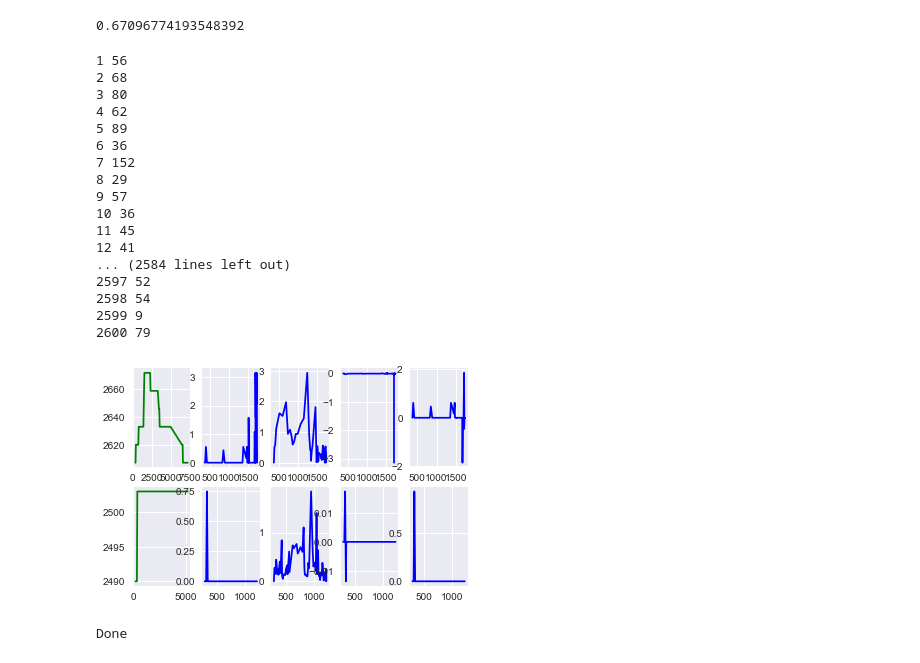
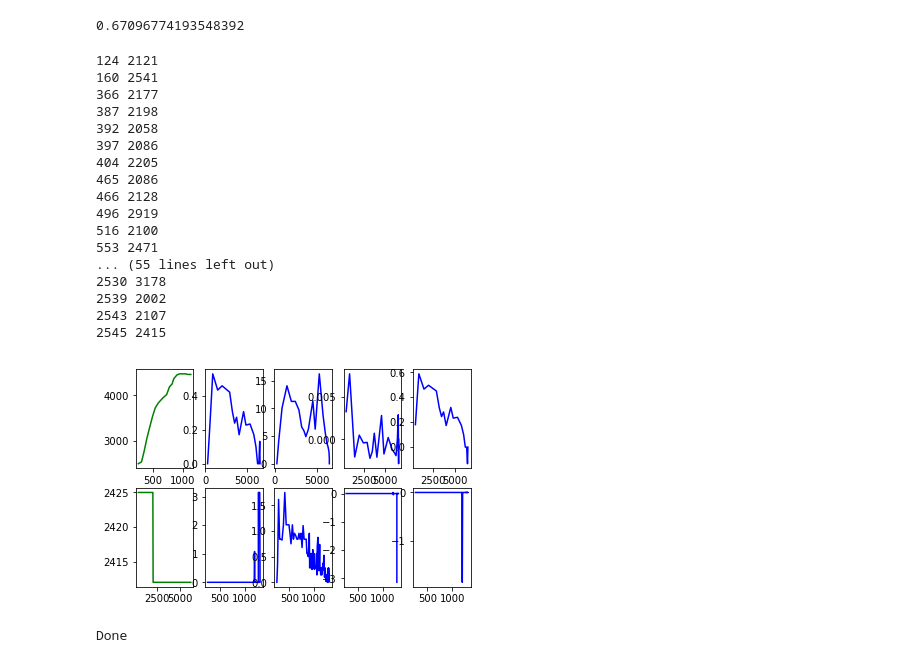
Before and after one commit to FacelessManipulator/MouseTrackDetect, a Jupyter notebook: Pre.ipynb, the cells around one changed output. Cells and saved outputs as stored; diff of their text form; code cells hidden in the pictures.

```diff
--- a/Pre.ipynb
+++ b/Pre.ipynb
@@ -284,8 +282,9 @@ def show_data_attr(data, limit=100):
         if i >= limit:
             break
         index, start, track, des, flag = get_track(s)
-
-        print(index, track.shape[0])
+        track = track - track[0]
+        if  track[:,0].max()>2000:
+            print(index, track[:,0].max())
 #         track = np.vstack([track[0], track, track[-1]])#添加固定偏差来保证数据有效
 #         delta = track[1:] - track[:-1]
 #         delta[:,2]+=1#固定偏差用来消除0
@@ -376,30 +375,30 @@ def show_data_attr(data, limit=100):
 
 show_data_attr(people[:],limit=10000)
 # %% [output]
-1 56
-2 68
-3 80
-4 62
-5 89
-6 36
-7 152
-8 29
-9 57
-10 36
-11 45
-12 41
-... (2584 lines left out)
-2597 52
-2598 54
-2599 9
-2600 79
+124 2121
+160 2541
+366 2177
+387 2198
+392 2058
+397 2086
+404 2205
+465 2086
+466 2128
+496 2919
+516 2100
+553 2471
+... (55 lines left out)
+2530 3178
+2539 2002
+2543 2107
+2545 2415
 # %%
 saves = 10000
 rows,cols=2,5
 # data = machine
 data = people
 fig,plts = plt.subplots(rows,cols)
-for i,s in enumerate(data[0:]):
+for i,s in enumerate(data[882:]):
     if i >= rows:
         break
     index, start, track, des, flag = get_track(s)
@@ -428,34 +427,34 @@ for i,s in enumerate(data[0:]):
     speedY = delta[:,1]/delta[:,2]
 #     trackHessen = (trackGrad[1:] - trackGrad[:-1])/(trackGrad[1:,0] - trackGrad[:-1,0])
 
 
 
     canvas = plts[i][0]#轨迹
     canvas.plot(track[:,2],track[:,1],'-g')
 #     canvas.plot(*start, '.r')
 #     stabs = find_stab(track, stride=100, height=25, max_t=100)
     stabs = find_stab_2(track, height=0)
     deltax = track[:,0].max() - track[:,0].min()
     deltay = track[:,1].max() - track[:,1].min()
 #     stabs_t = np.abs((stabs[1:-1,1] - (stabs[2:,1]+stabs[:-2,1])/2)/deltay*deltax/(stabs[2:,0]-stabs[:-2,0]+1))
 #     t = stabs_t.max()
 #     print(stabs_t)
 #     print(index,stabs_t.max(), np.count_nonzero(stabs_t>1.5))
 #     canvas.plot(stabs[:,0], stabs[:,1], '.r') if stabs is not None else False
 #     canvas.plot(*des,'.r')
     canvas = plts[i][1]#角度
     canvas.plot(track[1:,0],angular,'-b')
     canvas = plts[i][2]#移动速度
     canvas.plot(track[1:,0],speed,'-b')
     canvas = plts[i][3]#角速度
     canvas.plot(track[2:,0],angularVelocity,'-b')
 #     canvas = plts[i][4]#加速度
 #     canvas.plot(track[2:,0],acceleration,'-b')
     canvas = plts[i][4]#轨迹Hessen
     canvas.plot(track[1:,0],trackGrad,'-b')
 #     print(track, np.nan_to_num(trackGrad))
 # %% [output]
-[figure, old version]
+[figure, new version]
 # %%
 data = people
 saves = len(data)
```
Also changed, not shown: parts of 1 cell of this notebook, 2 other files.
